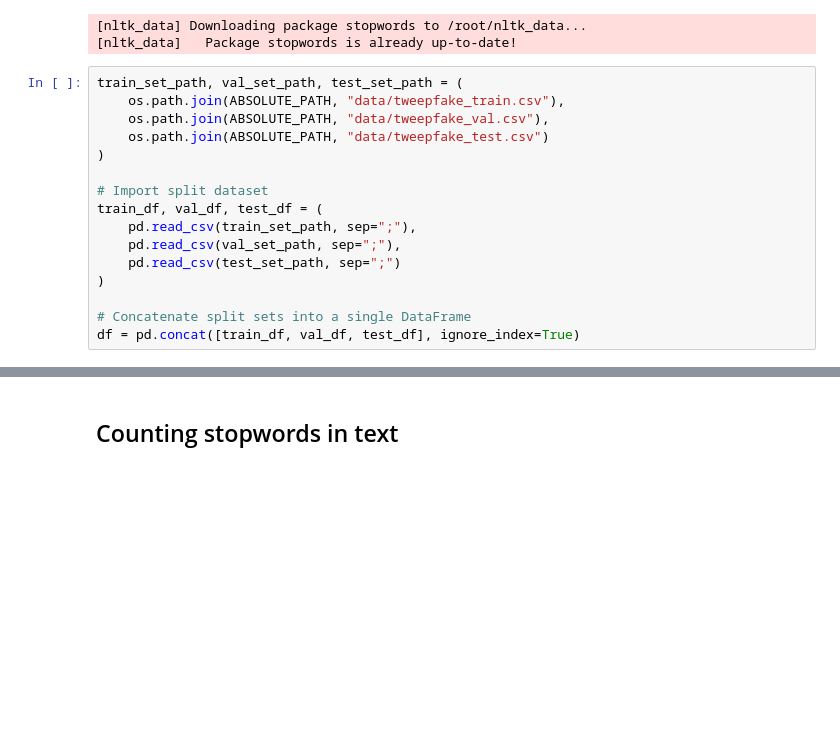
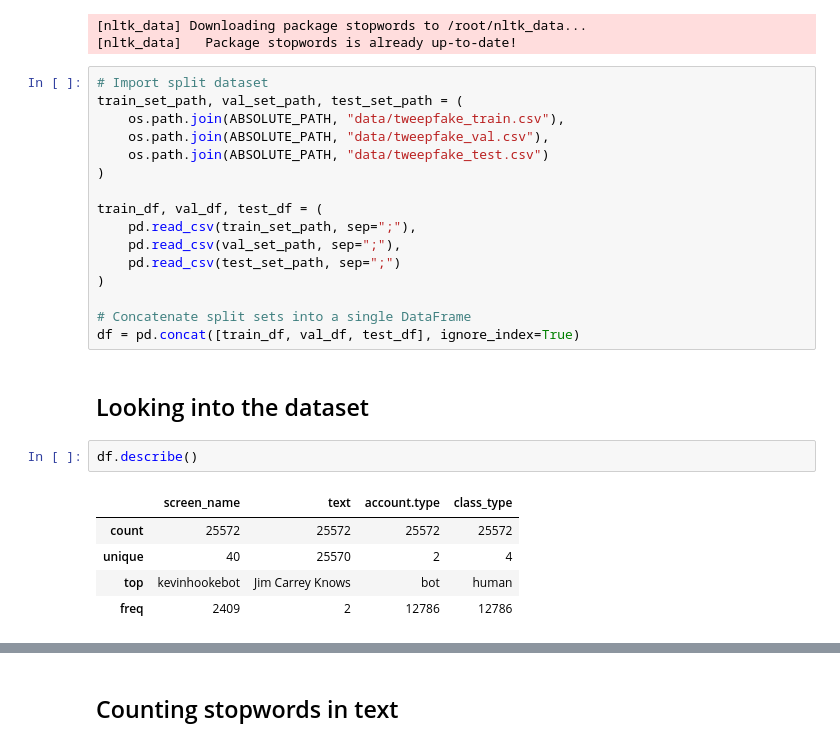
Before and after one commit to hstoklosa/fake-tweets-detection, a Jupyter notebook: eda.ipynb, the cells around one changed output, grey strips where cells are left out. Cells and saved outputs as stored; diff of their text form; blank space fills up the shorter version.

```diff
--- a/eda.ipynb
+++ b/eda.ipynb
@@ -24,13 +24,13 @@ ABSOLUTE_PATH="/content/drive/My Drive/deepfake_tweets"
 [nltk_data] Downloading package stopwords to /root/nltk_data...
 [nltk_data]   Package stopwords is already up-to-date!
 # %%
+# Import split dataset
 train_set_path, val_set_path, test_set_path = (
     os.path.join(ABSOLUTE_PATH, "data/tweepfake_train.csv"),
     os.path.join(ABSOLUTE_PATH, "data/tweepfake_val.csv"),
     os.path.join(ABSOLUTE_PATH, "data/tweepfake_test.csv")
 )
 
-# Import split dataset
 train_df, val_df, test_df = (
     pd.read_csv(train_set_path, sep=";"),
     pd.read_csv(val_set_path, sep=";"),
@@ -39,3 +39,13 @@ train_df, val_df, test_df = (
 
 # Concatenate split sets into a single DataFrame
 df = pd.concat([train_df, val_df, test_df], ignore_index=True)
+# %% [markdown]
+## Looking into the dataset
+# %%
+df.describe()
+# %% [output]
+|  | screen_name | text | account.type | class_type |
+| count | 25572 | 25572 | 25572 | 25572 |
+| unique | 40 | 25570 | 2 | 4 |
+| top | kevinhookebot | Jim Carrey Knows | bot | human |
+| freq | 2409 | 2 | 12786 | 12786 |
```
Also changed, not shown: parts of 4 cells of this notebook.
